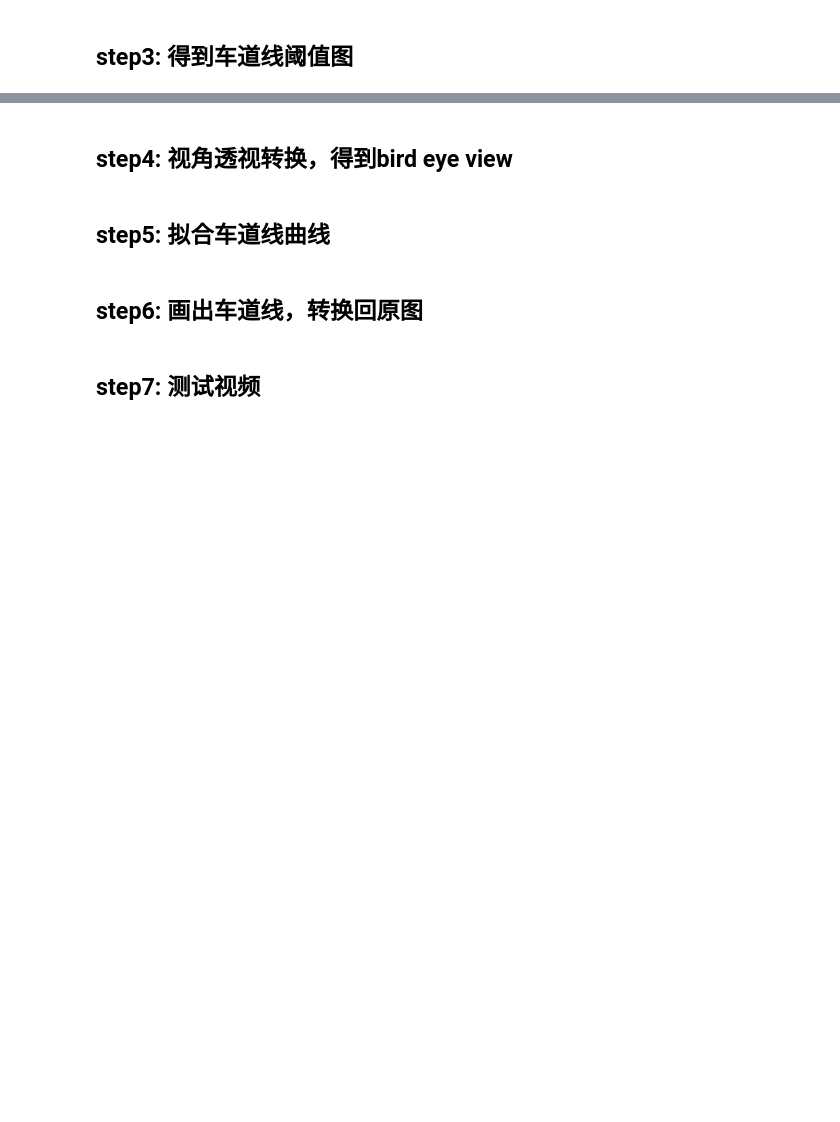
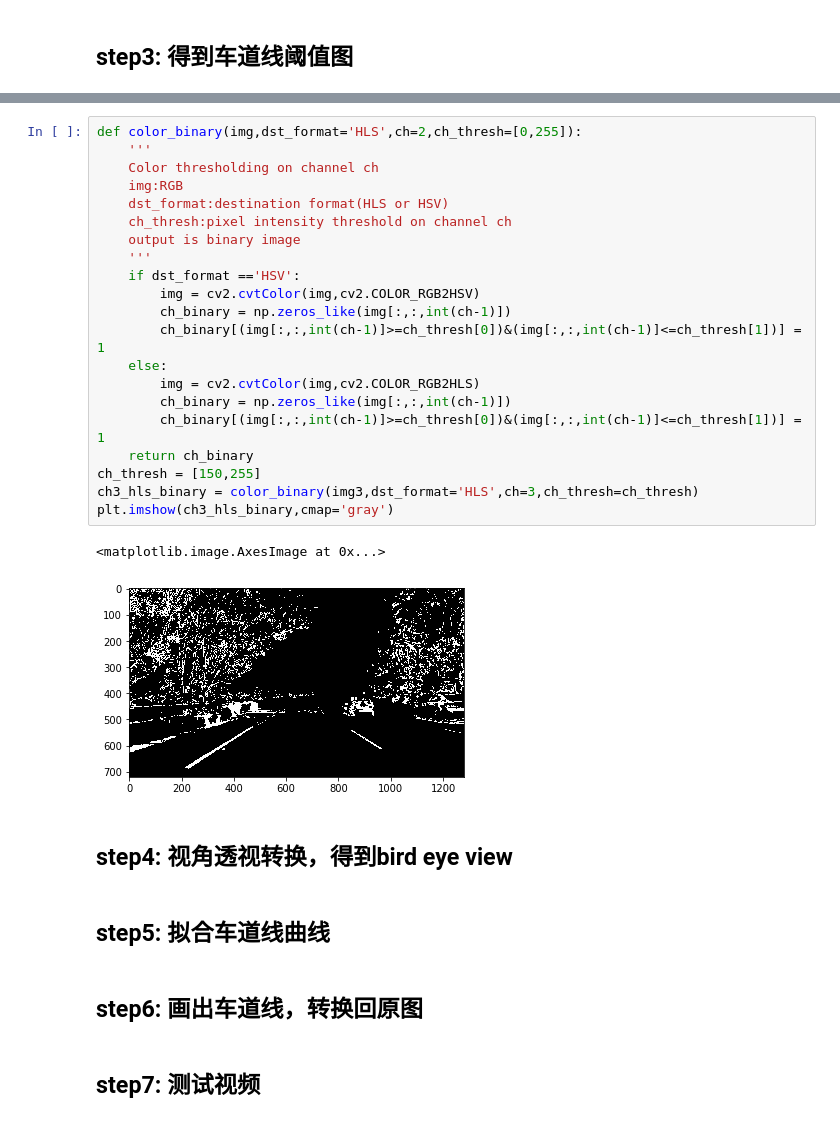
Before and after one commit to luteresa/P2_CarND-Advanced-Lane-Lines, a Jupyter notebook: Advanced_Lane_Finding.ipynb, the cells around one changed output, grey strips where cells are left out. Cells and saved outputs as stored; diff of their text form; blank space fills up the shorter version.

```diff
--- a/Advanced_Lane_Finding.ipynb
+++ b/Advanced_Lane_Finding.ipynb
@@ -129,3 +181,27 @@ plt.subplots_adjust(left=0., right=1, top=0.9, bottom=0.)
+# %%
+def color_binary(img,dst_format='HLS',ch=2,ch_thresh=[0,255]):
+    '''
+    Color thresholding on channel ch
+    img:RGB
+    dst_format:destination format(HLS or HSV)
+    ch_thresh:pixel intensity threshold on channel ch
+    output is binary image
+    '''
+    if dst_format =='HSV':
+        img = cv2.cvtColor(img,cv2.COLOR_RGB2HSV)
+        ch_binary = np.zeros_like(img[:,:,int(ch-1)])
+        ch_binary[(img[:,:,int(ch-1)]>=ch_thresh[0])&(img[:,:,int(ch-1)]<=ch_thresh[1])] = 1
+    else:
+        img = cv2.cvtColor(img,cv2.COLOR_RGB2HLS)
+        ch_binary = np.zeros_like(img[:,:,int(ch-1)])
+        ch_binary[(img[:,:,int(ch-1)]>=ch_thresh[0])&(img[:,:,int(ch-1)]<=ch_thresh[1])] = 1
+    return ch_binary
+ch_thresh = [150,255]
+ch3_hls_binary = color_binary(img3,dst_format='HLS',ch=3,ch_thresh=ch_thresh)
+plt.imshow(ch3_hls_binary,cmap='gray')
+# %% [output]
+<matplotlib.image.AxesImage at 0x...>
+[figure, added]
 # %% [markdown]
 ## step4: 视角透视转换，得到bird eye view
 # %% [markdown]
```
Also changed, not shown: parts of 10 cells of this notebook.
